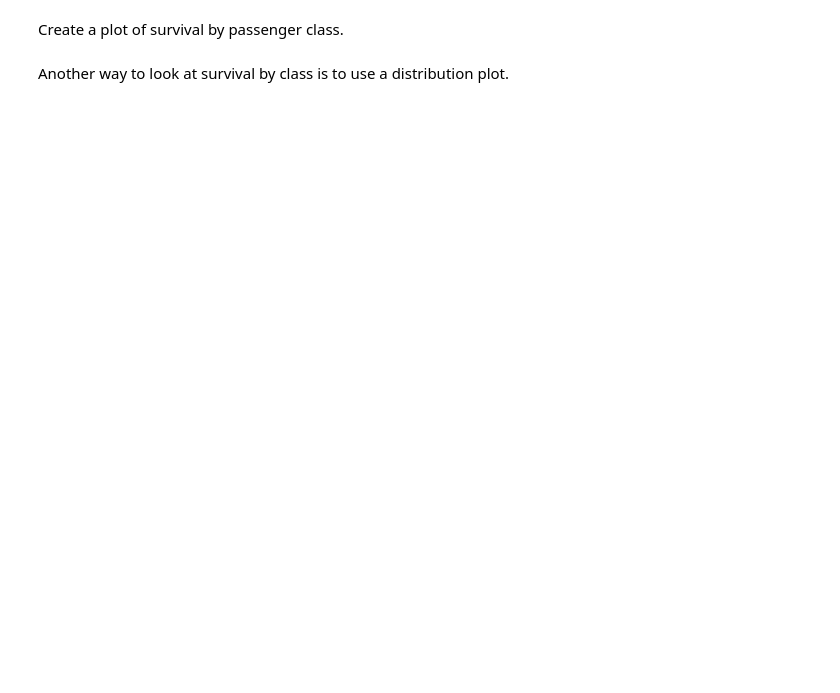
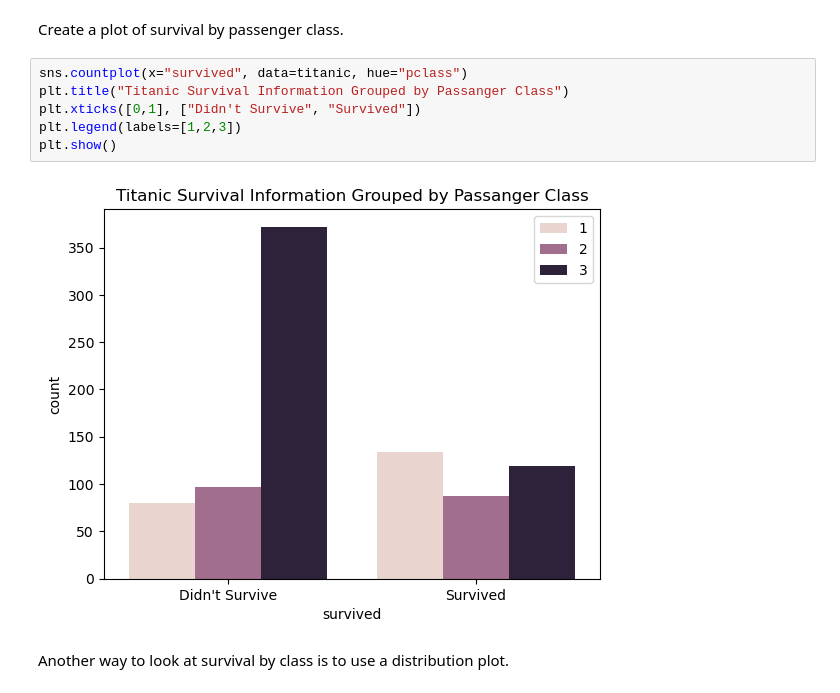
Before and after one commit to georgetate/Titanic, a Jupyter notebook: FAI_TitanicClassification.ipynb, the cells around one changed output. Cells and saved outputs as stored; diff of their text form; blank space fills up the shorter version.

```diff
--- a/FAI_TitanicClassification.ipynb
+++ b/FAI_TitanicClassification.ipynb
@@ -106,5 +274,13 @@ Create a plot of survival by sex.
 # %% [markdown]
 Create a plot of survival by passenger class.
+# %%
+sns.countplot(x="survived", data=titanic, hue="pclass")
+plt.title("Titanic Survival Information Grouped by Passanger Class")
+plt.xticks([0,1], ["Didn't Survive", "Survived"])
+plt.legend(labels=[1,2,3])
+plt.show()
+# %% [output]
+[figure, added]
 # %% [markdown]
 Another way to look at survival by class is to use a distribution plot.
 # %%
```
Also changed, not shown: parts of 42 cells of this notebook.
